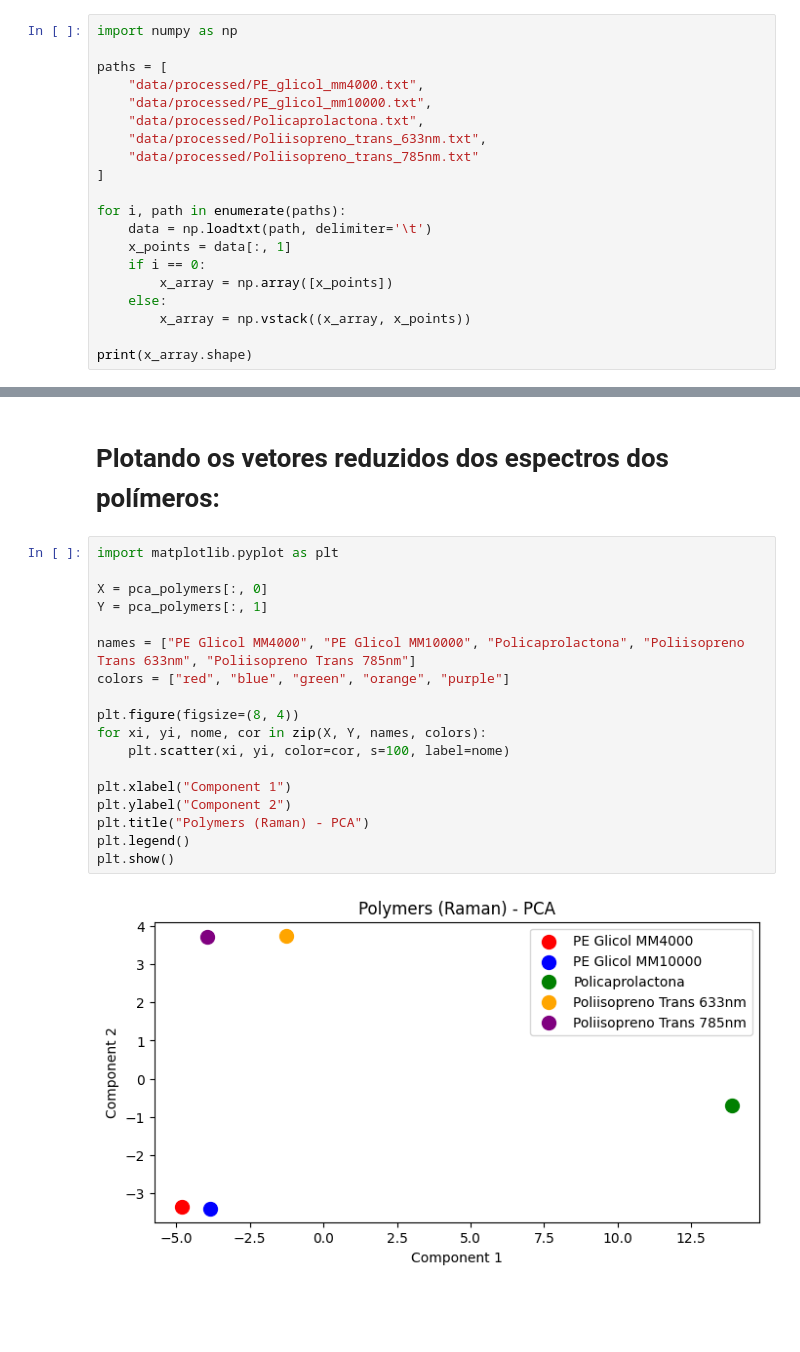
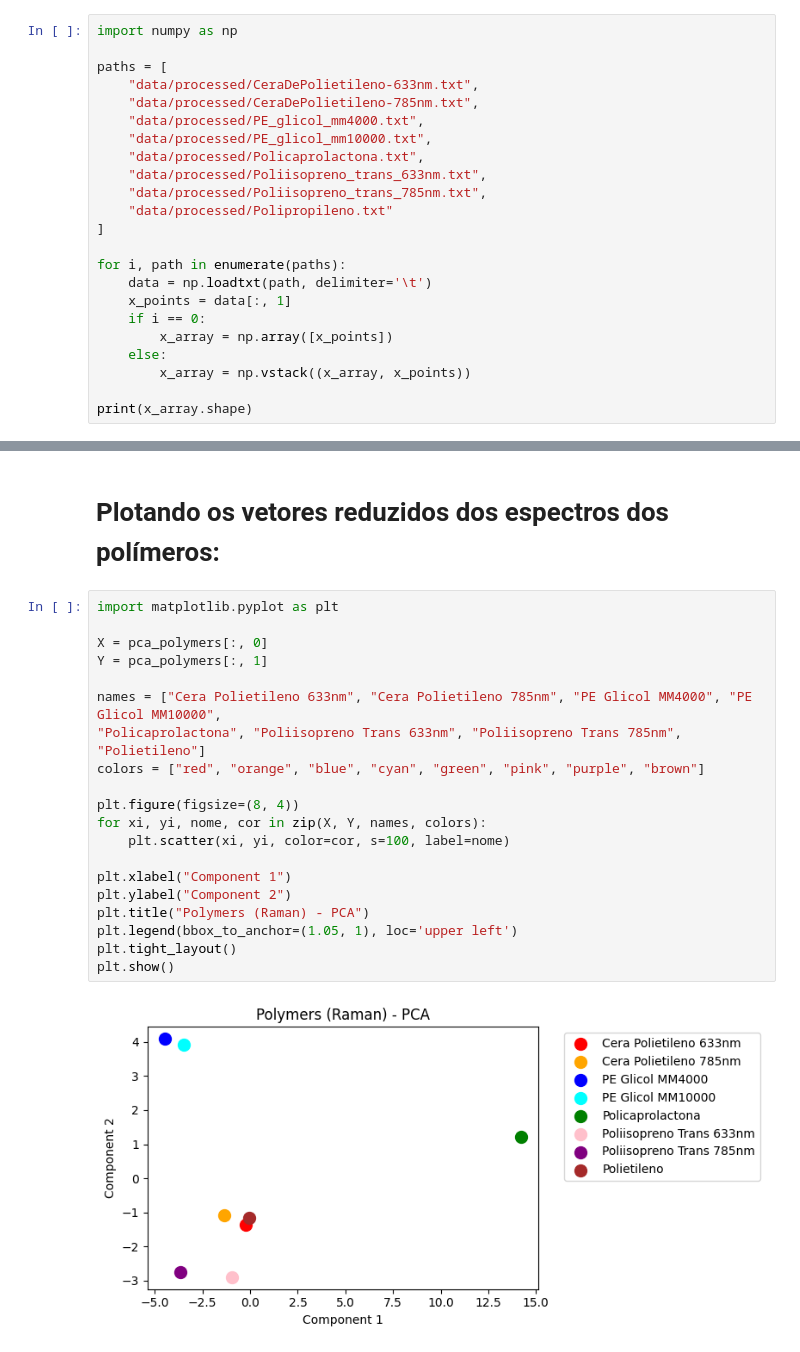
Before and after one commit to mthperera/raman_spectroscopy, a Jupyter notebook: spectral_data_pca.ipynb, the cells around one changed output, grey strips where cells are left out. Drawn from its saved outputs; the diff is of its cells as text; blank space fills up the shorter version.

```diff
--- a/spectral_data_pca.ipynb
+++ b/spectral_data_pca.ipynb
@@ -4,11 +4,14 @@
 import numpy as np
 
 paths = [
+    "data/processed/CeraDePolietileno-633nm.txt",
+    "data/processed/CeraDePolietileno-785nm.txt",
     "data/processed/PE_glicol_mm4000.txt",
     "data/processed/PE_glicol_mm10000.txt",
     "data/processed/Policaprolactona.txt",
     "data/processed/Poliisopreno_trans_633nm.txt",
-    "data/processed/Poliisopreno_trans_785nm.txt"
+    "data/processed/Poliisopreno_trans_785nm.txt",
+    "data/processed/Polipropileno.txt"
 ]
 
 for i, path in enumerate(paths):
@@ -42,20 +48,22 @@ print(pca_polymers)
 # %%
 import matplotlib.pyplot as plt
 
 X = pca_polymers[:, 0]
 Y = pca_polymers[:, 1]
 
-names = ["PE Glicol MM4000", "PE Glicol MM10000", "Policaprolactona", "Poliisopreno Trans 633nm", "Poliisopreno Trans 785nm"]
-colors = ["red", "blue", "green", "orange", "purple"]
+names = ["Cera Polietileno 633nm", "Cera Polietileno 785nm", "PE Glicol MM4000", "PE Glicol MM10000",
+"Policaprolactona", "Poliisopreno Trans 633nm", "Poliisopreno Trans 785nm", "Polietileno"]
+colors = ["red", "orange", "blue", "cyan", "green", "pink", "purple", "brown"]
 
 plt.figure(figsize=(8, 4))
 for xi, yi, nome, cor in zip(X, Y, names, colors):
     plt.scatter(xi, yi, color=cor, s=100, label=nome)
 
 plt.xlabel("Component 1")
 plt.ylabel("Component 2")
 plt.title("Polymers (Raman) - PCA")
-plt.legend()
+plt.legend(bbox_to_anchor=(1.05, 1), loc='upper left')
+plt.tight_layout()
 plt.show()
 # %% [output]
-[figure, old version]
+[figure, new version]
```
Also changed, not shown: parts of 2 cells of this notebook, 8 other files.
